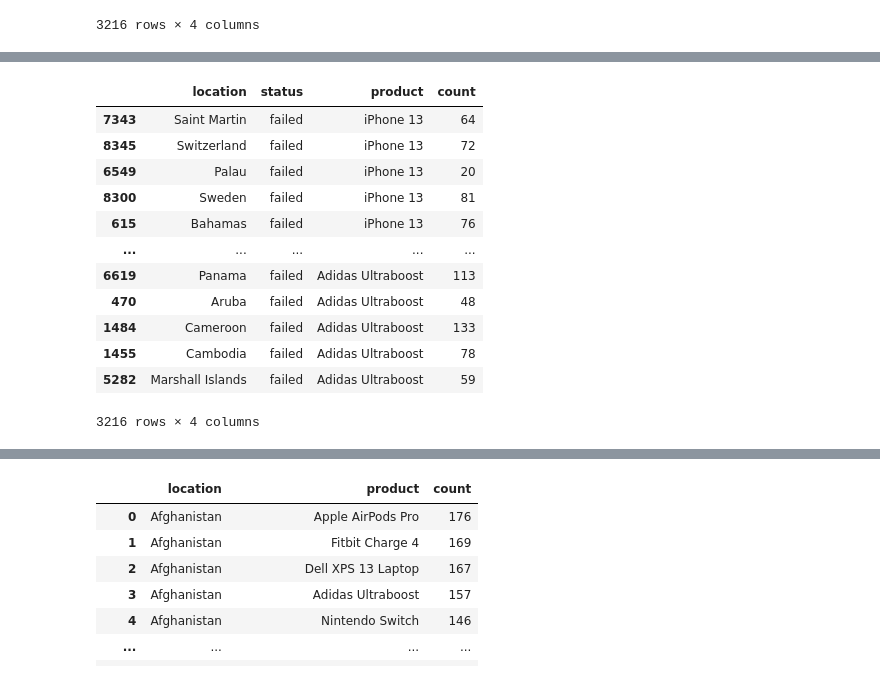
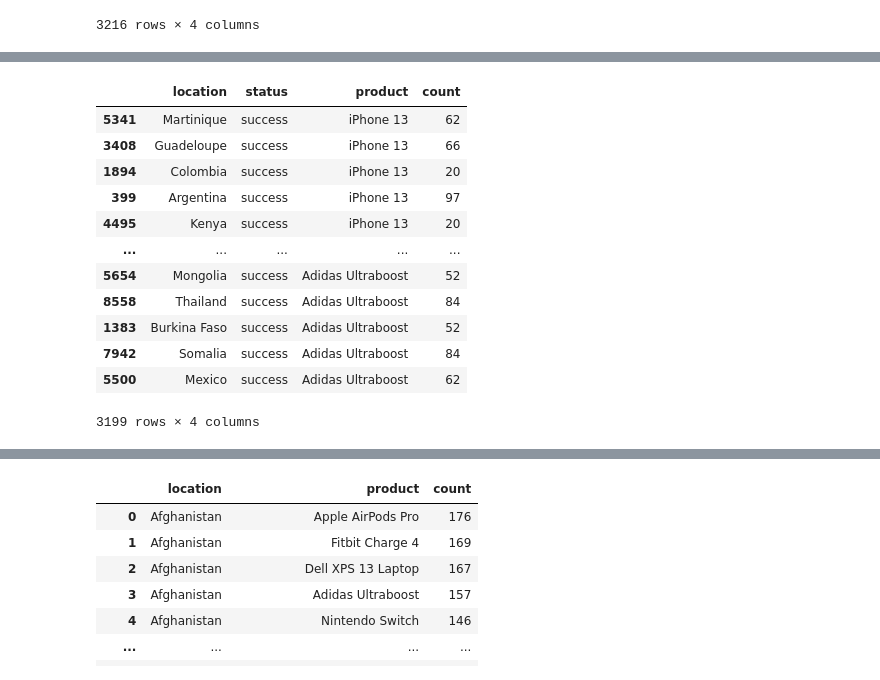
Before and after one commit to Sunday-Oladokun/ShopSmart-Inc.-E-commerce-Data-Analysis-Project, a Jupyter notebook: ShopSmart Inc Ecommerce Analysis.ipynb, the cells around one changed output, grey strips where cells are left out. Drawn from its saved outputs; the diff is of its cells as text; code cells hidden in the pictures.

```diff
--- a/Project_2nd Semester.ipynb
+++ b/ShopSmart Inc Ecommerce Analysis.ipynb
@@ -1126,4 +1140,5 @@ location_event_type
 # %%
 # product order success analysis by location
-product_success_rate = clean_data3.groupby(['location','status'])['product'].value_counts().reset_index()
-product_success_rate2 = product_success_rate[product_success_rate['status'] == 'success'].sort_values(by='count', ascending=False)
+product_success_failure_rate = clean_data3.groupby(['location','status'])['product'].value_counts().reset_index()
+product_success_rate = product_success_failure_rate[product_success_failure_rate['status'] == 'success'].sort_values(by='count', ascending=False)
+product_success_rate
@@ -1164,17 +1229,17 @@ product_success_rate[product_success_rate['status'] == 'failed'].sort_values(by=
 # %%
-# product order failure analysis by location- check the products
-product_success_rate[product_success_rate['status'] == 'failed'].sort_values(by='product', ascending=False)
+# product order success analysis by location- check the products
+product_success_rate[product_success_rate['status'] == 'success'].sort_values(by='product', ascending=False)
 # %% [output]
 |  | location | status | product | count |
-| 7343 | Saint Martin | failed | iPhone 13 | 64 |
-| 8345 | Switzerland | failed | iPhone 13 | 72 |
-| 6549 | Palau | failed | iPhone 13 | 20 |
-| 8300 | Sweden | failed | iPhone 13 | 81 |
-| 615 | Bahamas | failed | iPhone 13 | 76 |
+| 5341 | Martinique | success | iPhone 13 | 62 |
+| 3408 | Guadeloupe | success | iPhone 13 | 66 |
+| 1894 | Colombia | success | iPhone 13 | 20 |
+| 399 | Argentina | success | iPhone 13 | 97 |
+| 4495 | Kenya | success | iPhone 13 | 20 |
 | ... | ... | ... | ... | ... |
-| 6619 | Panama | failed | Adidas Ultraboost | 113 |
-| 470 | Aruba | failed | Adidas Ultraboost | 48 |
-| 1484 | Cameroon | failed | Adidas Ultraboost | 133 |
-| 1455 | Cambodia | failed | Adidas Ultraboost | 78 |
-| 5282 | Marshall Islands | failed | Adidas Ultraboost | 59 |
+| 5654 | Mongolia | success | Adidas Ultraboost | 52 |
+| 8558 | Thailand | success | Adidas Ultraboost | 84 |
+| 1383 | Burkina Faso | success | Adidas Ultraboost | 52 |
+| 7942 | Somalia | success | Adidas Ultraboost | 84 |
+| 5500 | Mexico | success | Adidas Ultraboost | 62 |
-3216 rows × 4 columns
+3199 rows × 4 columns
```
Also changed, not shown: parts of 34 cells of this notebook.
